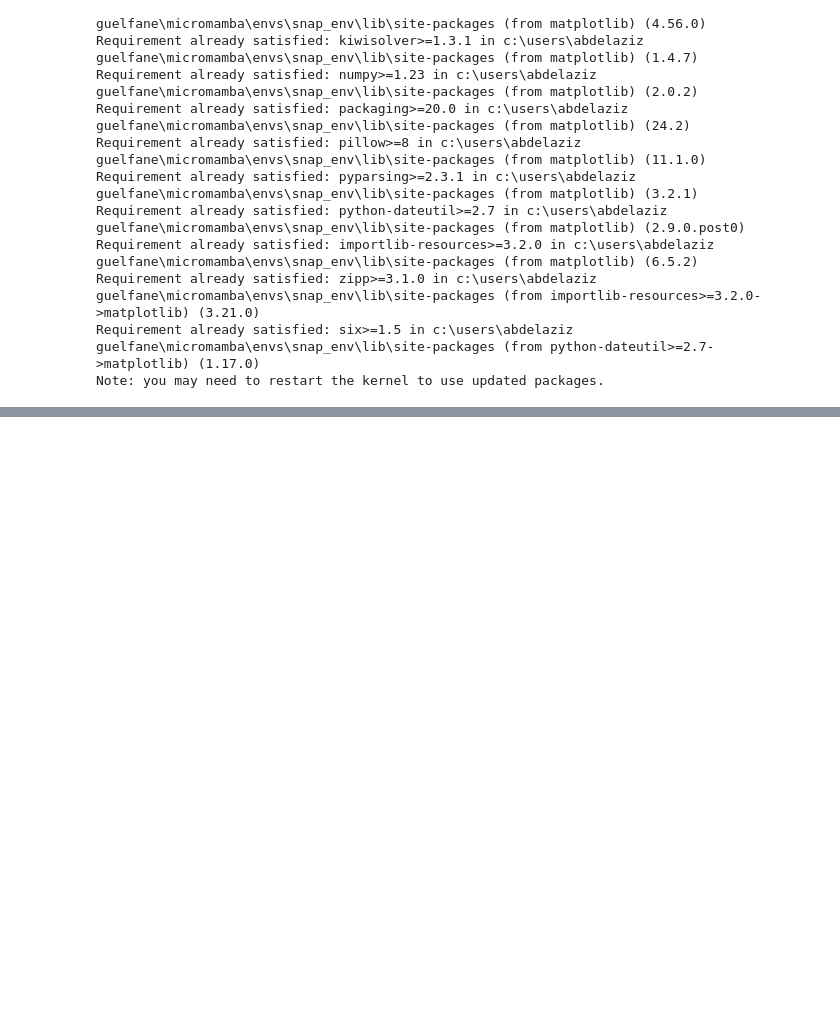
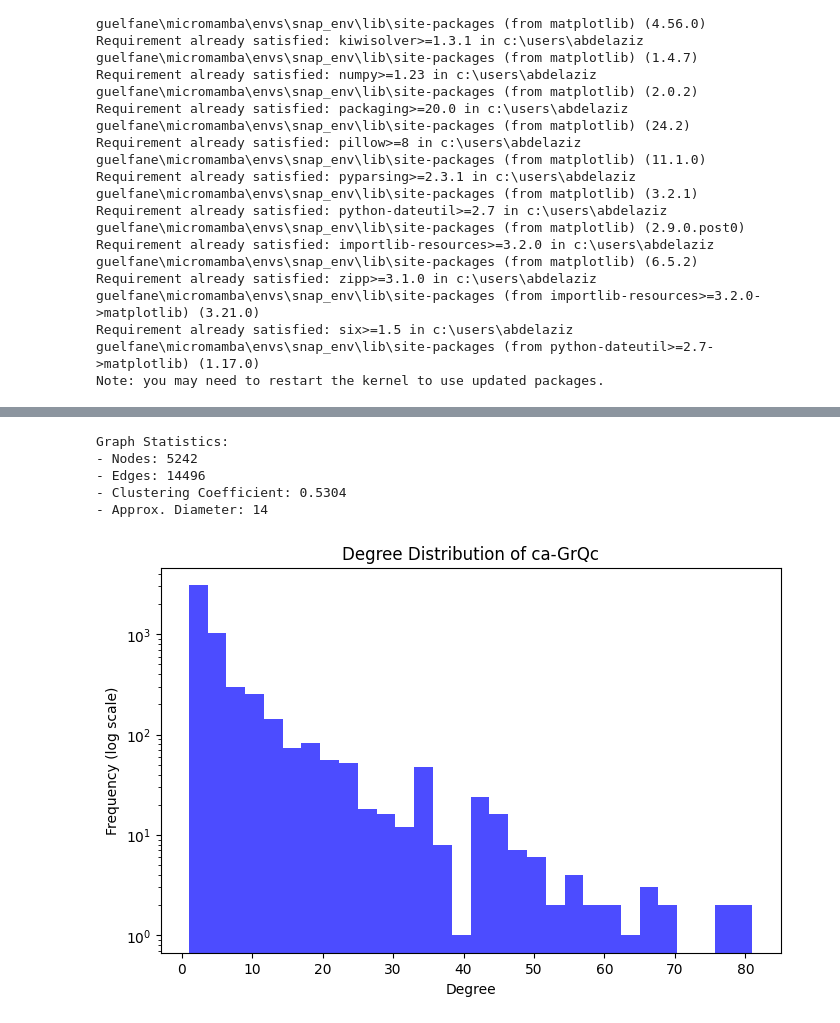
Before and after one commit to Abdelaziz03/Large-Scale-Graph-Mining_project, a Jupyter notebook: thing_1.ipynb, the cells around one changed output, grey strips where cells are left out. Saved outputs shown, nothing was run; the diff lists cells and outputs as text; code cells hidden in the pictures; blank space fills up the shorter version.

```diff
--- a/thing_1.ipynb
+++ b/thing_1.ipynb
@@ -137,0 +147,30 @@ OSError: [Errno 22] Invalid argument: 'file_path = "CA-GrQc.txt"'
+# %%
+# Compute key properties
+num_nodes = snap_graph.GetNodes()
+num_edges = snap_graph.GetEdges()
+clustering_coeff = snap.GetClustCf(snap_graph)
+diameter = snap.GetBfsFullDiam(snap_graph, 100, False)
+
+print(f"Graph Statistics:")
+print(f"- Nodes: {num_nodes}")
+print(f"- Edges: {num_edges}")
+print(f"- Clustering Coefficient: {clustering_coeff:.4f}")
+print(f"- Approx. Diameter: {diameter}")
+# %% [output]
+Graph Statistics:
+- Nodes: 5242
+- Edges: 14496
+- Clustering Coefficient: 0.5304
+- Approx. Diameter: 14
+# %%
+# Compute and plot degree distribution
+degrees = [deg for _, deg in nx_graph.degree()]
+plt.figure(figsize=(8, 5))
+plt.hist(degrees, bins=30, color="blue", alpha=0.7)
+plt.yscale("log")
+plt.xlabel("Degree")
+plt.ylabel("Frequency (log scale)")
+plt.title("Degree Distribution of ca-GrQc")
+plt.show()
+# %% [output]
+[figure, added]
```
Also changed, not shown: parts of 13 cells of this notebook.
